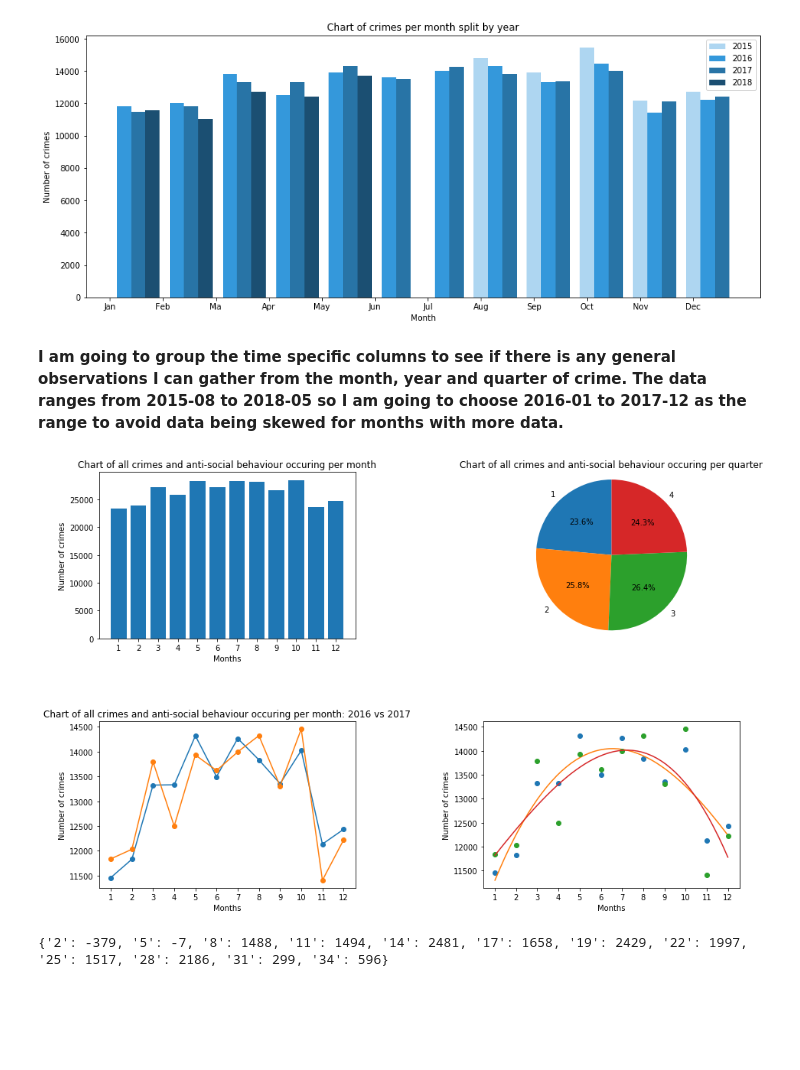
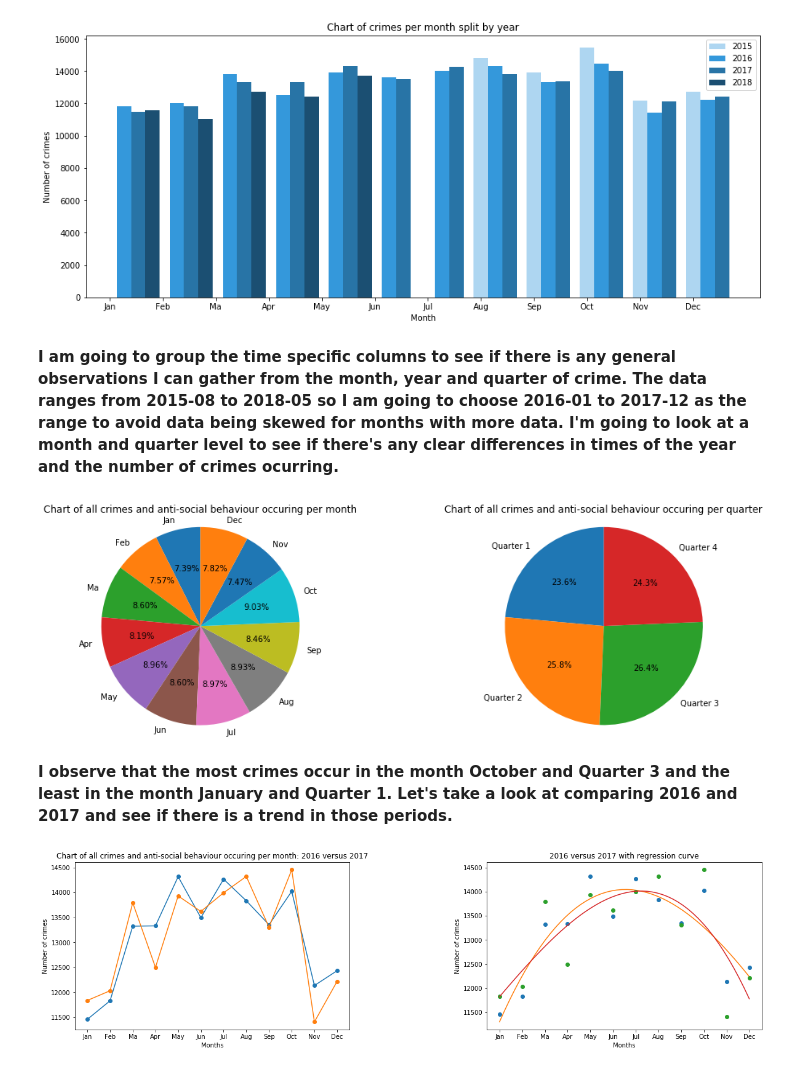
Before and after one commit to JBailey96/PSNI-Crime-Data-EDA, a Jupyter notebook: Crime EDA.ipynb, the cells around one changed output. Saved outputs shown, nothing was run; the diff lists cells and outputs as text; code cells hidden in the pictures; blank space fills up the shorter version.

Commit message:
Added sun data and visualisations

```diff
--- a/Crime EDA.ipynb
+++ b/Crime EDA.ipynb
@@ -11,7 +12,7 @@ import seaborn as sb
 # %% [markdown]
 <b> Importing PSNI street crime data from 08-2015 to 05-2018 and displaying the first five rows </b>
 # %%
-src_dir ='../../data/PSNI_StreetCrime_1Year'
+src_dir ='data/PSNI_StreetCrime_1Year'
 psni_crime_data = pd.DataFrame()
 list_ = []
 i = 0
@@ -295,7 +296,7 @@ plt.show()
 # %% [output]
 [figure]
 # %% [markdown]
-<b> I am going to group the time specific columns to see if there is any general observations I can gather from the month, year and quarter of crime. The data ranges from 2015-08 to 2018-05 so I am going to choose 2016-01 to 2017-12 as the range to avoid data being skewed for months with more data. </b>
+<b> I am going to group the time specific columns to see if there is any general observations I can gather from the month, year and quarter of crime. The data ranges from 2015-08 to 2018-05 so I am going to choose 2016-01 to 2017-12 as the range to avoid data being skewed for months with more data. I'm going to look at a month and quarter level to see if there's any clear differences in times of the year and the number of crimes ocurring. </b>
 # %%
 psni_crime_data = psni_crime_data.reset_index()
 psni_crime_data_ranged = psni_crime_data.drop(psni_crime_data[(psni_crime_data['Year'] == 2015) \
@@ -303,71 +304,64 @@ psni_crime_data_ranged = psni_crime_data.drop(psni_crime_data[(psni_crime_data['
 psni_crime_data_grouped_month = psni_crime_data_ranged.groupby('Month').size().reset_index(name='counts')
 psni_crime_data_grouped_year = psni_crime_data_ranged.groupby('Year').size().reset_index(name='counts')
 psni_crime_data_grouped_quarter = psni_crime_data_ranged.groupby('Quarter').size().reset_index(name='counts')
+# %%
+plt.figure(figsize=(15,5))
+
+plt.subplot(1, 2, 1)
+plt.pie(psni_crime_data_grouped_month['counts'], labels = ('Jan', 'Feb', 'Ma', 'Apr', 'May', 'Jun', 'Jul', 'Aug', 'Sep', 'Oct', 'Nov', 'Dec'), \
+        autopct='%1.2f%%', shadow=False, startangle=90)
+plt.axis('equal')
+plt.title("Chart of all crimes and anti-social behaviour occuring per month")
+
+plt.subplot(1,2, 2)
+plt.title("Chart of all crimes and anti-social behaviour occuring per quarter")
+plt.pie(psni_crime_data_grouped_quarter['counts'], labels = ('Quarter 1', 'Quarter 2', 'Quarter 3', 'Quarter 4'), autopct='%1.1f%%', shadow=False, startangle=90)
+plt.axis('equal')
+
+plt.subplots_adjust(hspace=0.5)
+plt.subplots_adjust(wspace=0.5)
+# %% [output]
+[figure, added]
+# %% [markdown]
+<b> I observe that the most crimes occur in the month October and Quarter 3 and the least in the month January and Quarter 1. Let's take a look at comparing 2016 and 2017 and see if there is a trend in those periods.</b>
 # %%
-plt.figure(figsize=(15,10))
+plt.figure(figsize=(20,5))
 
-plt.subplot(2, 2, 1)
-plt.bar(psni_crime_data_grouped_month['Month'], psni_crime_data_grouped_month['counts'])
-plt.xticks(np.arange(1, 13, step=1.0))
-plt.xlabel('Months')
-plt.ylabel('Number of crimes')
-plt.title("Chart of all crimes and anti-social behaviour occuring per month")
-
-plt.subplot(2,2,2)
-plt.title("Chart of all crimes and anti-social behaviour occuring per quarter")
-plt.pie(psni_crime_data_grouped_quarter['counts'], labels = psni_crime_data_grouped_quarter['Quarter'], autopct='%1.1f%%', shadow=False, startangle=90)
-plt.axis('equal')
-
-plt.subplot(2,2,3)
+plt.subplot(1,2,1)
 yvals2016 = psni_crime_data_grouped_month_year[psni_crime_data_grouped_month_year.Year == 2016].counts
 xvals2016 = psni_crime_data_grouped_month_year[psni_crime_data_grouped_month_year.Year == 2016].Month
 yvals2017 = psni_crime_data_grouped_month_year[psni_crime_data_grouped_month_year.Year == 2017].counts
 xvals2017 = psni_crime_data_grouped_month_year[psni_crime_data_grouped_month_year.Year == 2017].Month
 plt.plot(xvals2017, yvals2017, marker = 'o')
 plt.plot(xvals2016, yvals2016, marker = 'o')
-plt.xticks(np.arange(1, 13, step=1.0))
+plt.xticks(np.arange(1, 13, step=1.0), ('Jan', 'Feb', 'Ma', 'Apr', 'May', 'Jun', 'Jul', 'Aug', 'Sep', 'Oct', 'Nov', 'Dec'))
 plt.xlabel('Months')
 plt.ylabel('Number of crimes')
-plt.title("Chart of all crimes and anti-social behaviour occuring per month: 2016 vs 2017")
+plt.title("Chart of all crimes and anti-social behaviour occuring per month: 2016 versus 2017")
 
 
-plt.subplot(2,2,4)
+plt.subplot(1,2,2)
 numpyArray = psni_crime_data_grouped_month_year[psni_crime_data_grouped_month_year.Year == 2017].values
 x2017 = numpyArray[:,0]
 y2017 = numpyArray[:,2]
 z2017 = np.polyfit(x2017, y2017, 3)
 f2017 = np.poly1d(z2017)
 x_new2017 = np.linspace(x2017[0], x2017[-1], 50)
-y_new2017 = f2017(x_new)
+y_new2017 = f2017(x_new2017)
 plt.plot(x2017,y2017,'o', x_new2017, y_new2017)
 numpyArray2016 = psni_crime_data_grouped_month_year[psni_crime_data_grouped_month_year.Year == 2016].values
 x2016 = numpyArray2016[:,0]
 y2016 = numpyArray2016[:,2]
 z2016 = np.polyfit(x2016, y2016, 3)
 f2016 = np.poly1d(z2016)
 x_new2016 = np.linspace(x2016[0], x2016[-1], 50)
 y_new2016 = f2016(x_new2016)
 plt.plot(x2016,y2016,'o', x_new2016, y_new2016)
-plt.xticks(np.arange(1, 13, step=1.0))
+plt.xticks(np.arange(1, 13, step=1.0),('Jan', 'Feb', 'Ma', 'Apr', 'May', 'Jun', 'Jul', 'Aug', 'Sep', 'Oct', 'Nov', 'Dec'))
 plt.xlabel('Months')
 plt.ylabel('Number of crimes')
-ax.set_xticklabels(('Jan', 'Feb', 'Ma', 'Apr', 'May', 'Jun', 'Jul', 'Aug', 'Sep', 'Oct', 'Nov', 'Dec'))
-
+plt.title("2016 versus 2017 with regression curve")
 plt.subplots_adjust(hspace=0.5)
 plt.subplots_adjust(wspace=0.5)
 # %% [output]
-[figure, old version]
+[figure, new version]
-# %%
-counts_per_month_2017 = psni_crime_data_grouped_month_year[psni_crime_data_grouped_month_year.Year == 2017]
-counts_per_month_2016 = psni_crime_data_grouped_month_year[psni_crime_data_grouped_month_year.Year == 2016]
-
-counts_per_month_difference = pd.DataFrame(columns=['Month', 'counts'])
-
-dictMonth = {}
-for index, row in counts_per_month_2017.iterrows():
-    difference = row['counts'] - counts_per_month_2016.iloc[0].counts
-    dictMonth[str(index+1)] = difference
-
-print(dictMonth)
-# %% [output]
-{'2': -379, '5': -7, '8': 1488, '11': 1494, '14': 2481, '17': 1658, '19': 2429, '22': 1997, '25': 1517, '28': 2186, '31': 299, '34': 596}
```
Also changed, not shown: parts of 9 cells of this notebook, 49 other files.
